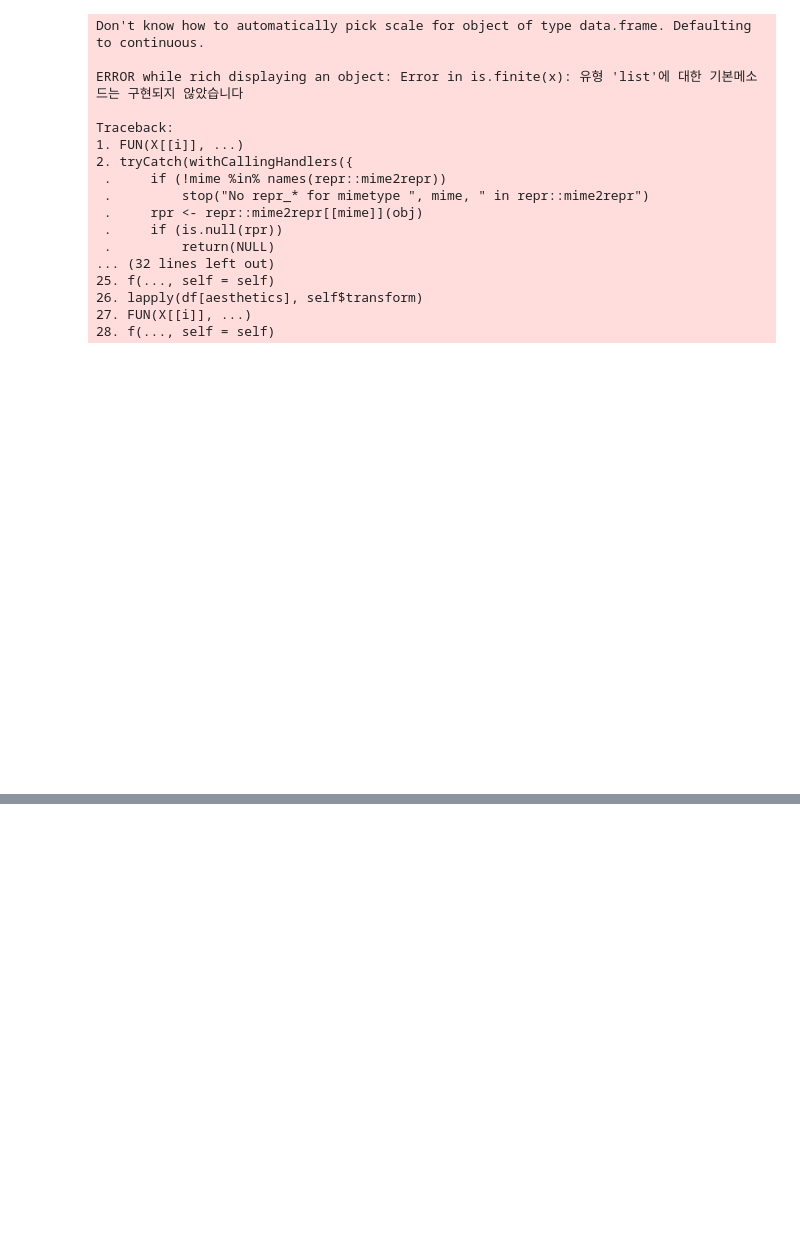
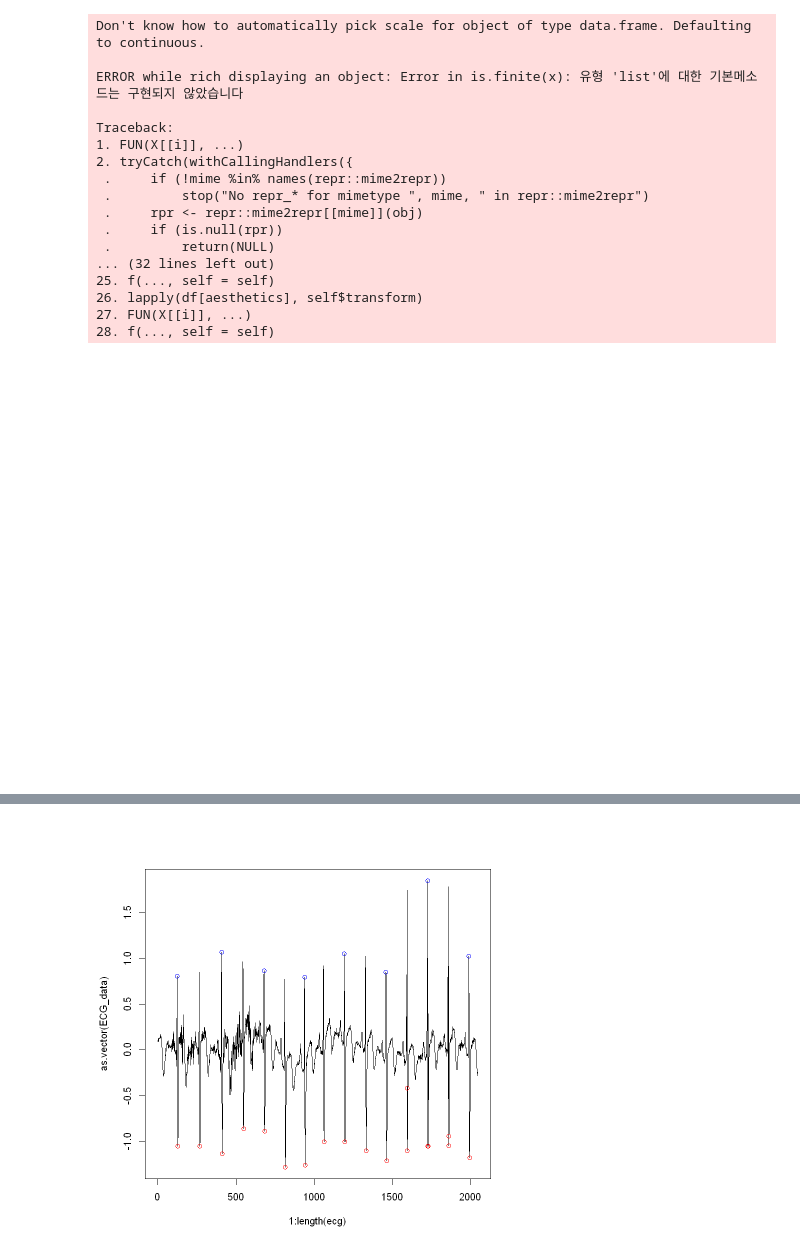
Before and after one commit to young-hun-jo/SCH_Univ_Course, a Jupyter notebook: Unstructured_data/peak_analysis.ipynb, the cells around one changed output, grey strips where cells are left out. Cells and saved outputs as stored; diff of their text form; code cells hidden in the pictures; blank space fills up the shorter version.

```diff
--- a/Unstructured_data/peak_analysis.ipynb
+++ b/Unstructured_data/peak_analysis.ipynb
@@ -184,0 +259,5 @@ Traceback:
+# %%
+# S파 찾기 -> ECG_data(원본-추세 데이터) 시각화한 그래프에서 찾기
+# threshold를 음수로 하면 음수 이상값 모두 출력하므로 ECG_data를 음수화 시키기
+s<-findpeaks(as.numeric(-ECG_data), threshold=0.5)
+s
@@ -184,0 +282,10 @@ Traceback:
+# %%
+# S피크 추가하기
+plot(1:length(ecg), as.vector(ECG_data), 'l')
+par(new=TRUE)
+points(r2[,2],r2[,1], col='blue')
+par(new=TRUE)
+# 값에 - 붙이는거 잊지말기!!
+points(s[,2],-s[,1], col='red')
+# %% [output]
+[figure, added]
```
Also changed, not shown: parts of 16 cells of this notebook.
